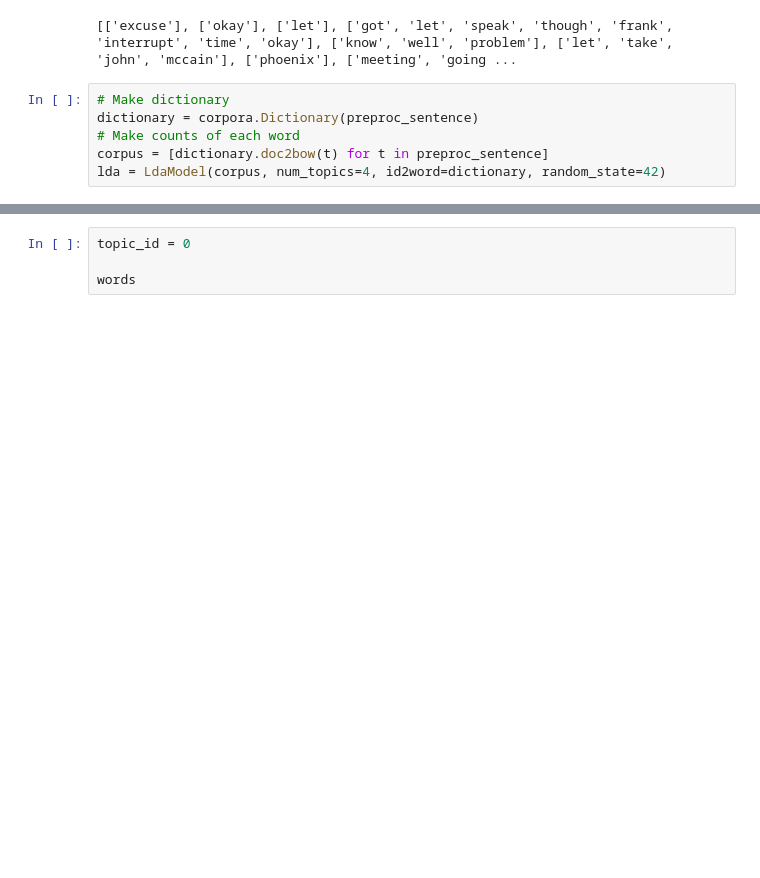
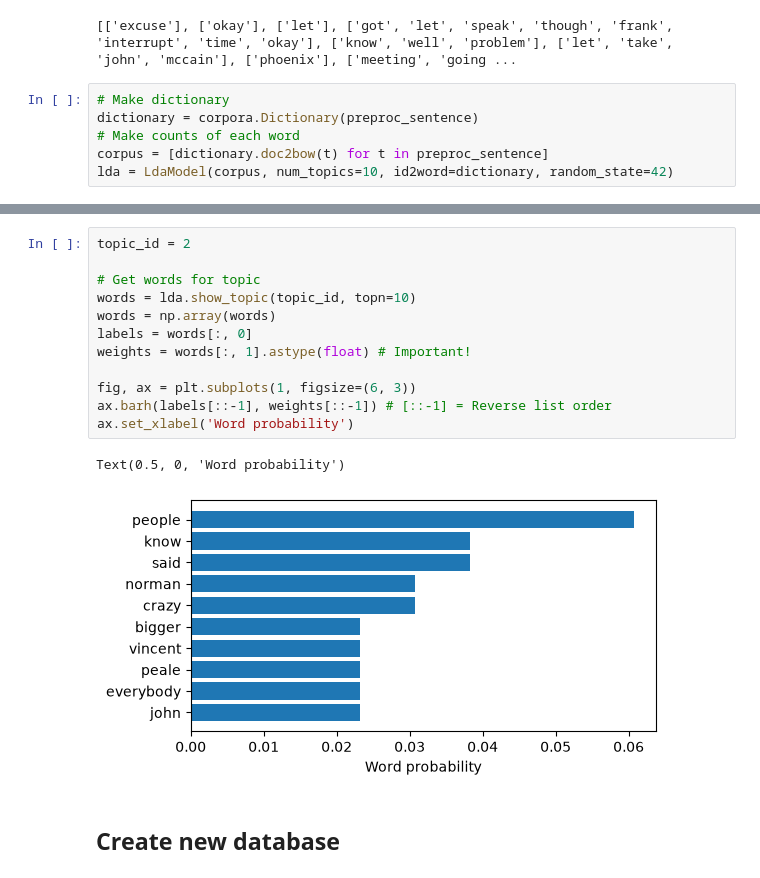
Before and after one commit to howlou/Trump-shit, a Jupyter notebook: Trump_NLP.ipynb, the cells around one changed output, grey strips where cells are left out. Drawn from its saved outputs; the diff is of its cells as text; blank space fills up the shorter version.

```diff
--- a/Trump_NLP.ipynb
+++ b/Trump_NLP.ipynb
@@ -222,7 +224,7 @@ print(preproc_sentence)
 dictionary = corpora.Dictionary(preproc_sentence)
 # Make counts of each word
 corpus = [dictionary.doc2bow(t) for t in preproc_sentence]
-lda = LdaModel(corpus, num_topics=4, id2word=dictionary, random_state=42)
+lda = LdaModel(corpus, num_topics=10, id2word=dictionary, random_state=42)
 # %%
 # Show topics
 # Print the top words for each topic
@@ -236,4 +244,17 @@ Topic 3: 0.039*"last" + 0.024*"graduated" + 0.017*"said" + 0.017*"like" + 0.017*
 # %%
-topic_id = 0
+topic_id = 2
 
-words
+# Get words for topic
+words = lda.show_topic(topic_id, topn=10)
+words = np.array(words)
+labels = words[:, 0]
+weights = words[:, 1].astype(float) # Important!
+
+fig, ax = plt.subplots(1, figsize=(6, 3))
+ax.barh(labels[::-1], weights[::-1]) # [::-1] = Reverse list order
+ax.set_xlabel('Word probability')
+# %% [output]
+Text(0.5, 0, 'Word probability')
+[figure, added]
+# %% [markdown]
+## Create new database
```
Also changed, not shown: parts of 4 cells of this notebook, 5 other files.
